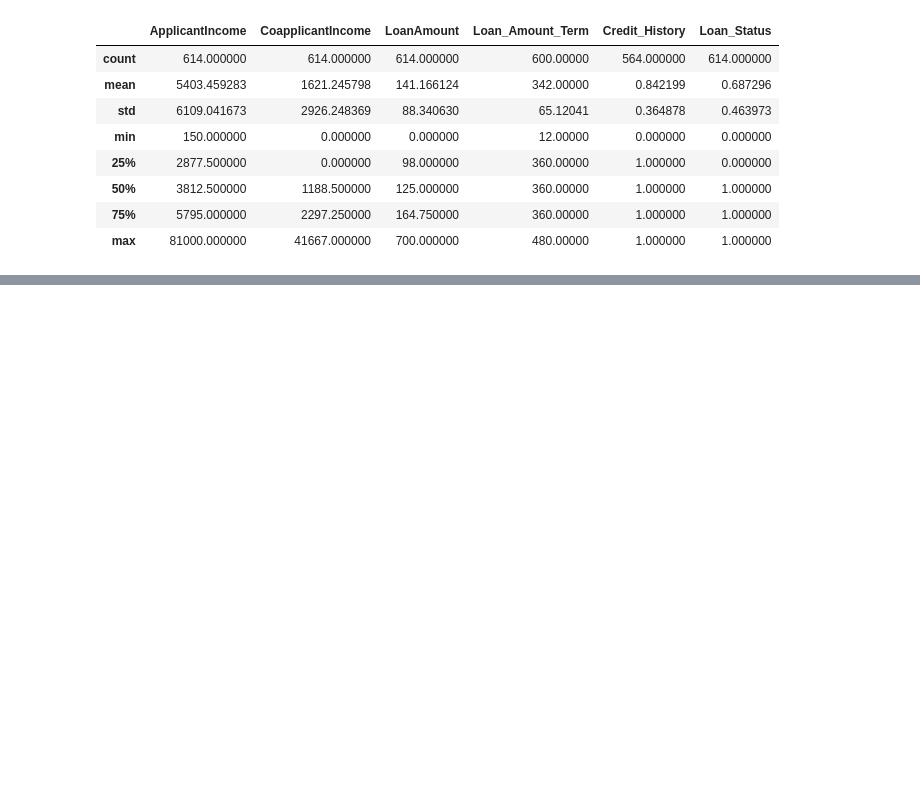
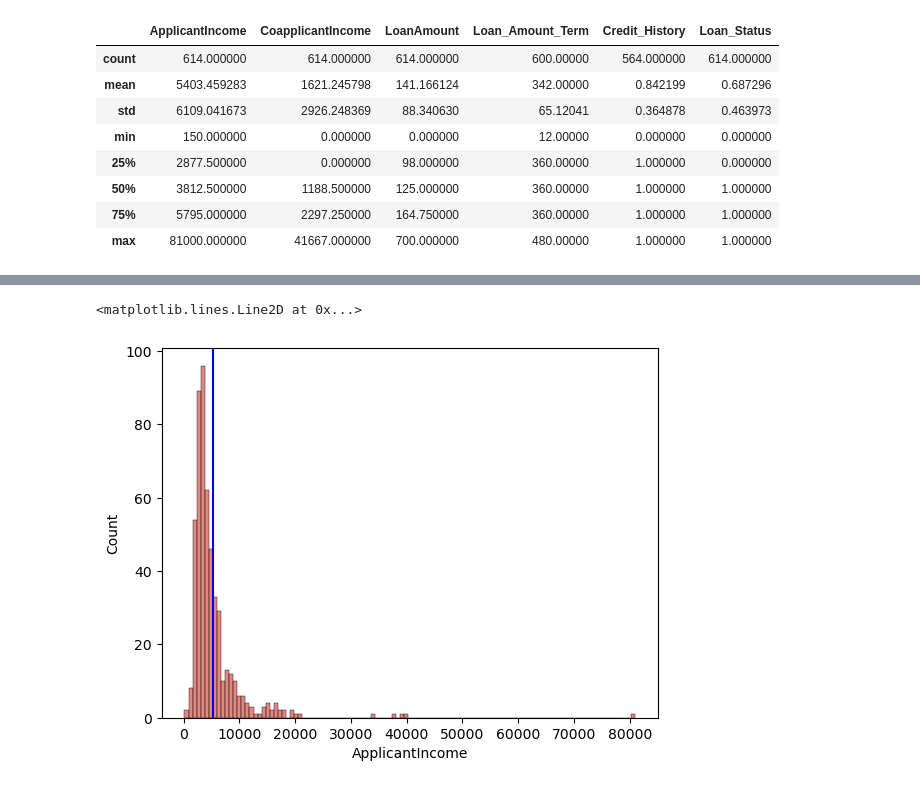
Before and after one commit to dezertdweller/mentor-assignments, a Jupyter notebook: credit-risk-analysis.ipynb, the cells around one changed output, grey strips where cells are left out. Saved outputs shown, nothing was run; the diff lists cells and outputs as text; code cells hidden in the pictures; blank space fills up the shorter version.

```diff
--- a/credit-risk-analysis.ipynb
+++ b/credit-risk-analysis.ipynb
@@ -119,0 +90,2 @@ df_loan_denied
+# %%
+df.drop(columns='Loan_Amount_Term', inplace=True)
@@ -119,0 +113,3 @@ df_loan_denied
+# %%
+df.dropna(axis=0, inplace=True)
+df.isna().sum()
@@ -119,0 +139,3 @@ df_loan_denied
+# %%
+# drop Loan_ID column since this will not be needed for further analysis
+df.drop(columns='Loan_ID', inplace=True)
@@ -119,0 +177,7 @@ df_loan_denied
+# %%
+fig, ax = plt.subplots()
+sns.histplot(df['ApplicantIncome'])
+plt.axvline(df['ApplicantIncome'].mean(), color='b')
+# %% [output]
+<matplotlib.lines.Line2D at 0x...>
+[figure, added]
```
Also changed, not shown: parts of 76 cells of this notebook.
